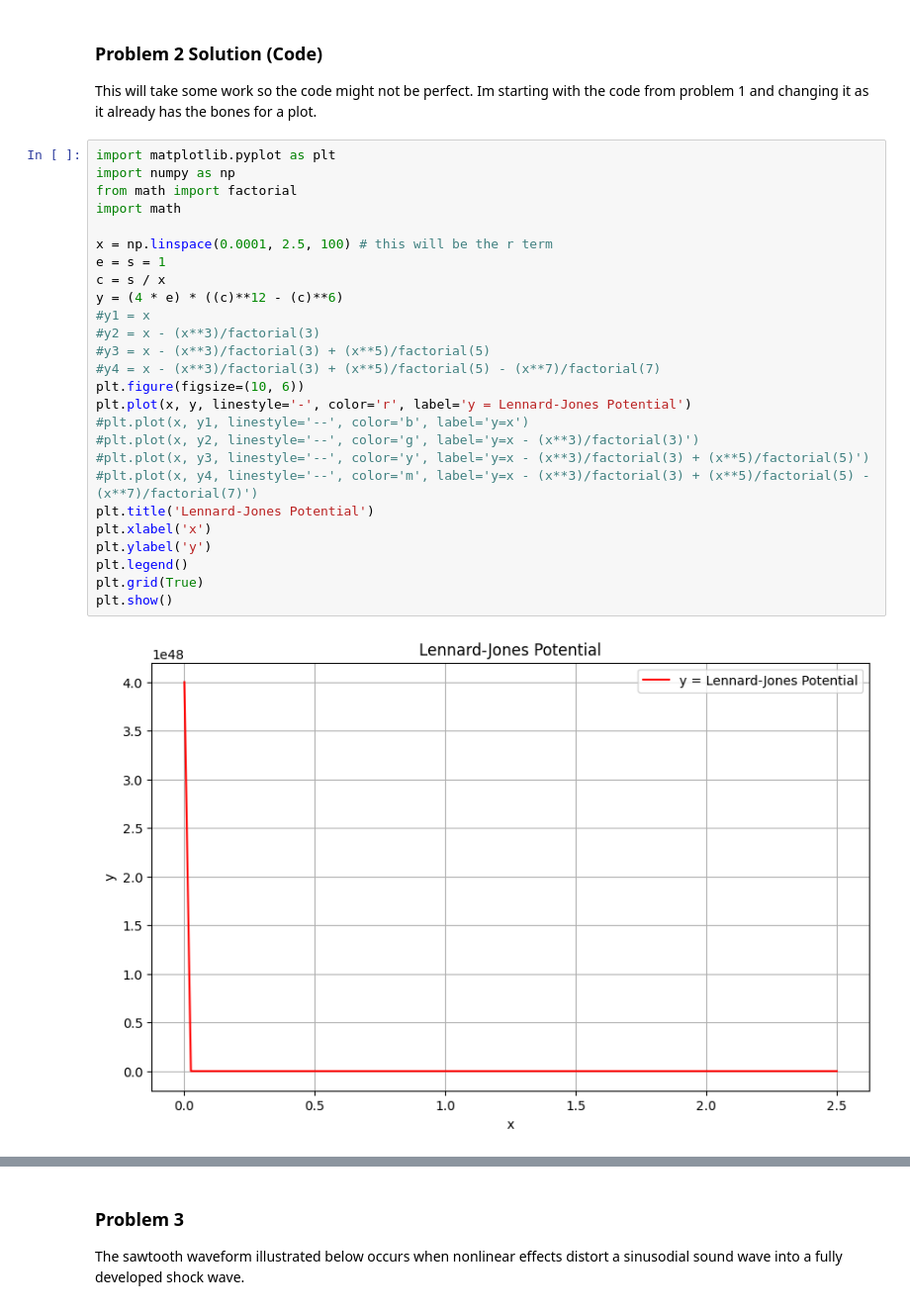
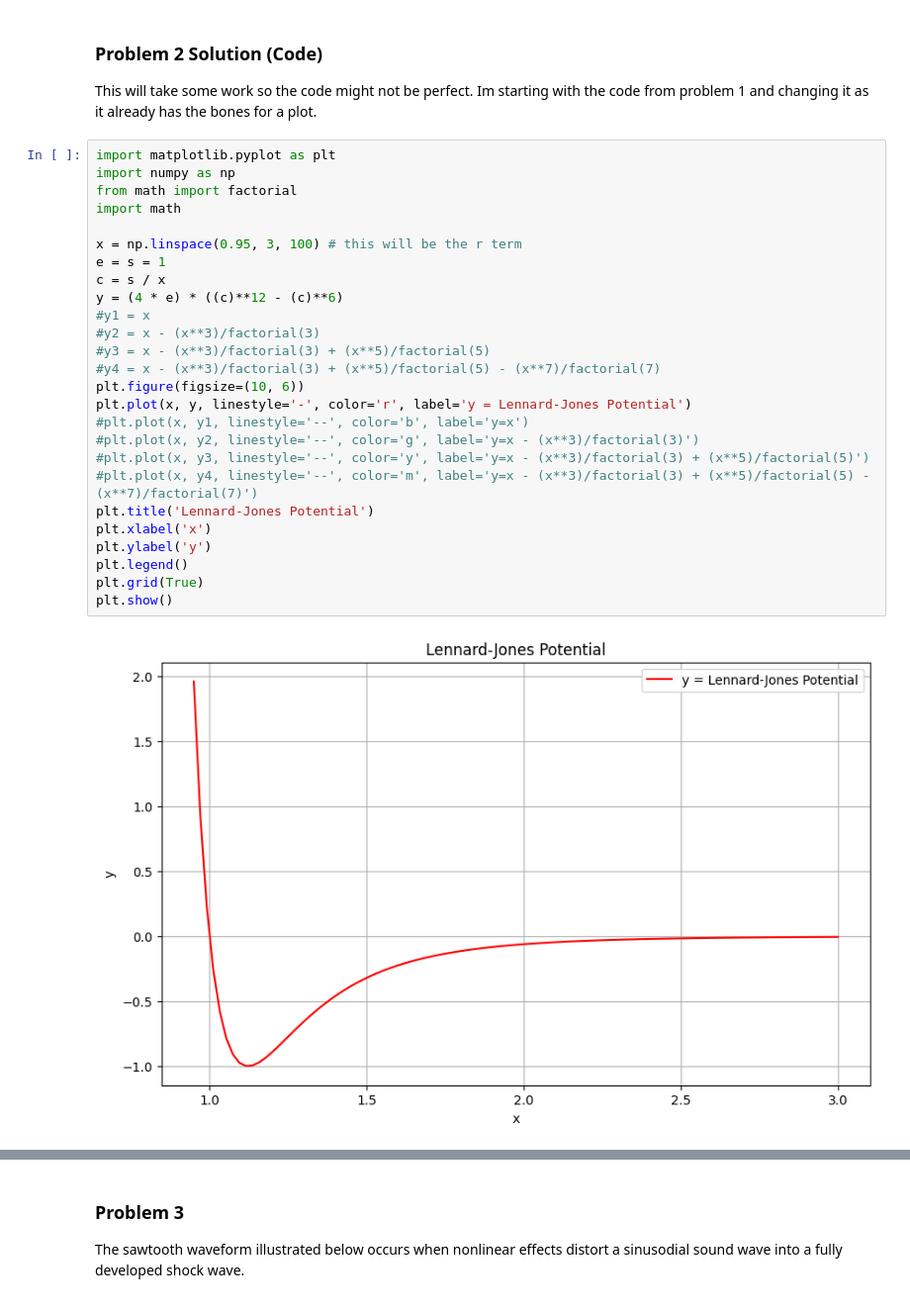
Before and after one commit to Caleb-M-Y/Spring-Acoustics---ElectroMag2, a Jupyter notebook: Acoustics/Acoustics_HW_1.ipynb, the cells around one changed output, grey strips where cells are left out. Shown at 99% size. Drawn from its saved outputs; the diff is of its cells as text.

```diff
--- a/Acoustics/Acoustics_HW_1.ipynb
+++ b/Acoustics/Acoustics_HW_1.ipynb
@@ -80,30 +80,30 @@ This will take some work so the code might not be perfect. Im starting with the
 # %%
 import matplotlib.pyplot as plt
 import numpy as np
 from math import factorial
 import math
 
-x = np.linspace(0.0001, 2.5, 100) # this will be the r term
+x = np.linspace(0.95, 3, 100) # this will be the r term
 e = s = 1
 c = s / x
 y = (4 * e) * ((c)**12 - (c)**6)
 #y1 = x
 #y2 = x - (x**3)/factorial(3)
 #y3 = x - (x**3)/factorial(3) + (x**5)/factorial(5)
 #y4 = x - (x**3)/factorial(3) + (x**5)/factorial(5) - (x**7)/factorial(7)
 plt.figure(figsize=(10, 6))
 plt.plot(x, y, linestyle='-', color='r', label='y = Lennard-Jones Potential')
 #plt.plot(x, y1, linestyle='--', color='b', label='y=x')
 #plt.plot(x, y2, linestyle='--', color='g', label='y=x - (x**3)/factorial(3)')
 #plt.plot(x, y3, linestyle='--', color='y', label='y=x - (x**3)/factorial(3) + (x**5)/factorial(5)')
 #plt.plot(x, y4, linestyle='--', color='m', label='y=x - (x**3)/factorial(3) + (x**5)/factorial(5) - (x**7)/factorial(7)')
 plt.title('Lennard-Jones Potential')
 plt.xlabel('x')
 plt.ylabel('y')
 plt.legend()
 plt.grid(True)
 plt.show()
 # %% [output]
-[figure, old version]
+[figure, new version]
 # %% [markdown]
 ### Problem 2 Solution Continued (Conceptual)
```
Also changed, not shown: parts of 4 cells of this notebook, 1 other file.
